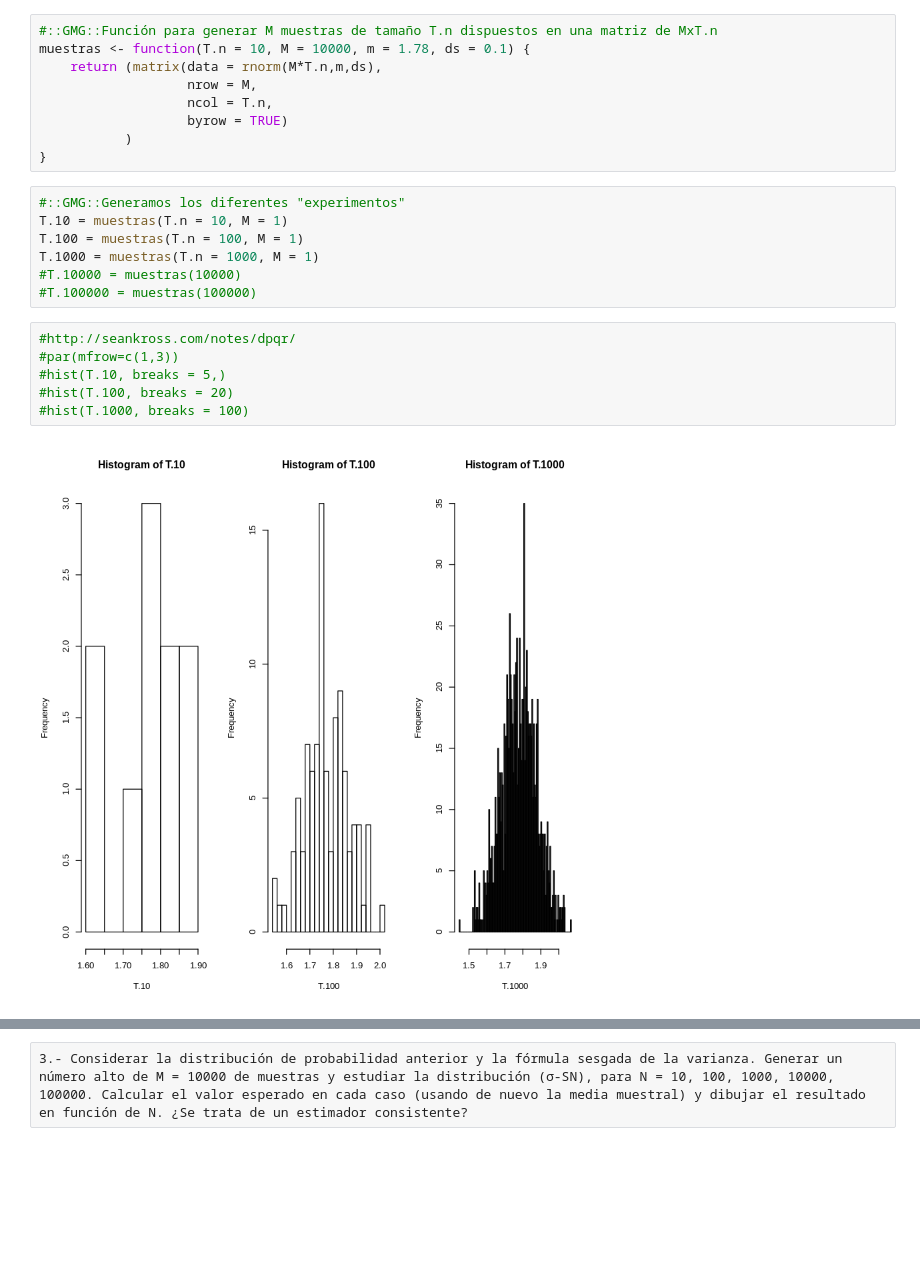
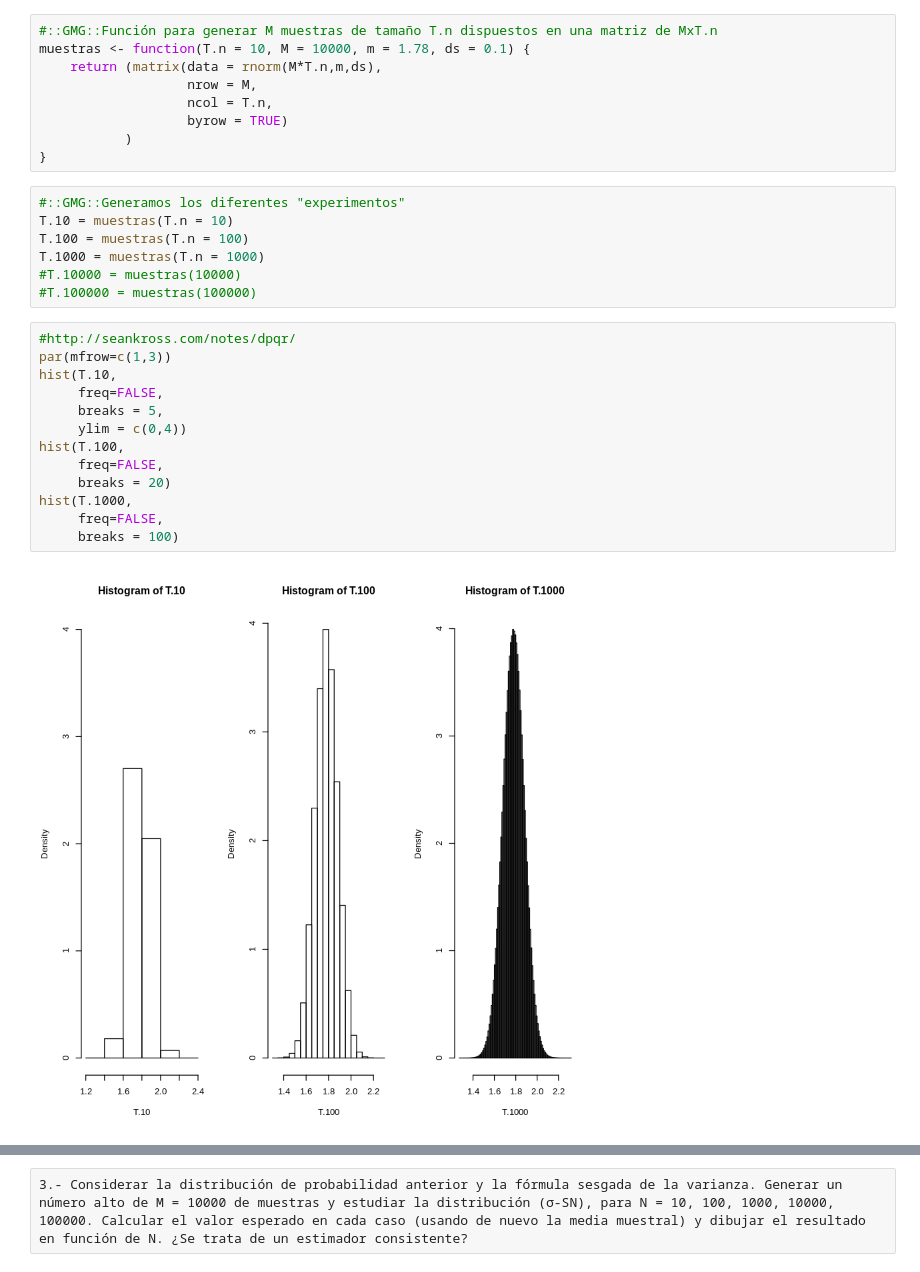
Before and after one commit to yerartdev/uc-m1965-stats, a Jupyter notebook: p7/stats-ii-practica-1.ipynb, the cells around one changed output, grey strips where cells are left out. Drawn from its saved outputs; the diff is of its cells as text; blank space fills up the shorter version.

```diff
--- a/p7/stats-ii-practica-1.ipynb
+++ b/p7/stats-ii-practica-1.ipynb
@@ -79,16 +65,23 @@ muestras <- function(T.n = 10, M = 10000, m = 1.78, ds = 0.1) {
 }
 # %%
 #::GMG::Generamos los diferentes "experimentos"
-T.10 = muestras(T.n = 10, M = 1)
-T.100 = muestras(T.n = 100, M = 1)
-T.1000 = muestras(T.n = 1000, M = 1)
+T.10 = muestras(T.n = 10)
+T.100 = muestras(T.n = 100)
+T.1000 = muestras(T.n = 1000)
 #T.10000 = muestras(10000)
 #T.100000 = muestras(100000)
 # %%
 #http://seankross.com/notes/dpqr/
-#par(mfrow=c(1,3))
-#hist(T.10, breaks = 5,)
-#hist(T.100, breaks = 20)
-#hist(T.1000, breaks = 100)
+par(mfrow=c(1,3))
+hist(T.10,
+     freq=FALSE,
+     breaks = 5,
+     ylim = c(0,4))
+hist(T.100,
+     freq=FALSE,
+     breaks = 20)
+hist(T.1000,
+     freq=FALSE,
+     breaks = 100)
 # %% [output]
-[figure, old version]
+[figure, new version]
```
Also changed, not shown: parts of 9 cells of this notebook.
